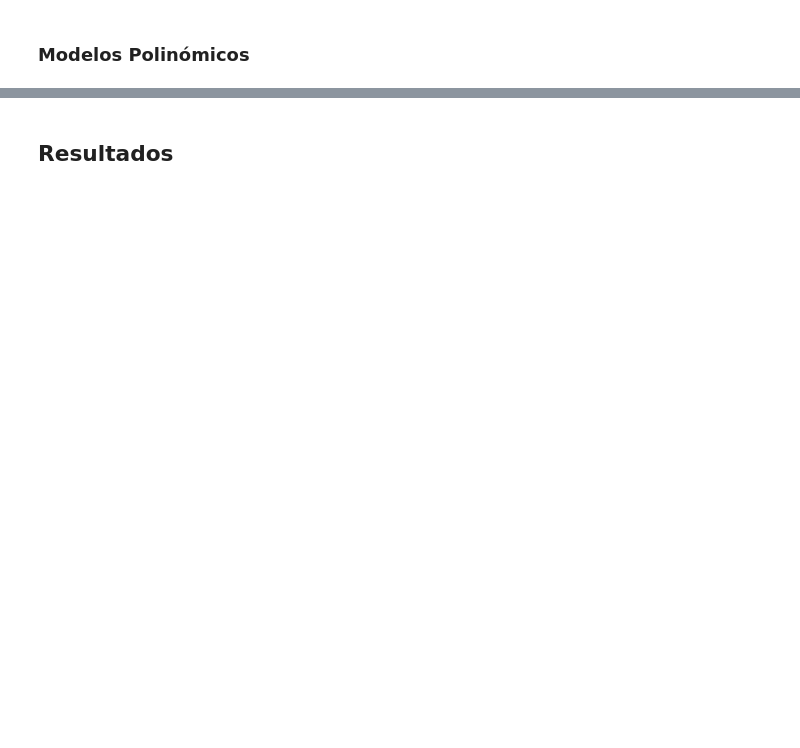
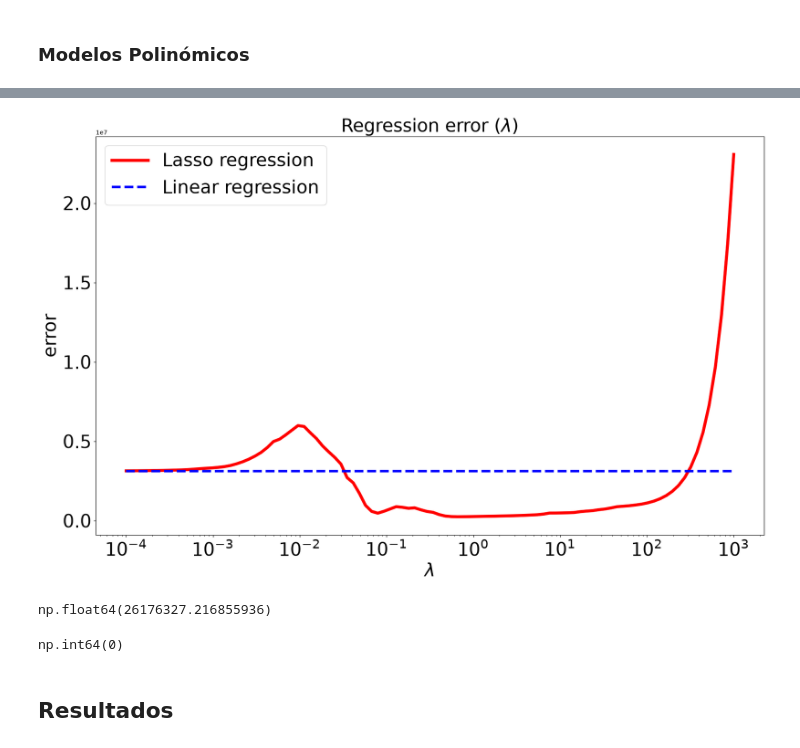
Before and after one commit to GeraFabiKu/2026-10-BILBAO-FT-Data-Science, a Jupyter notebook: 3-Machine_Learning/1-Supervisado/1-Regression/3-Regularization/ejercicios/Advertising_RidgeLasso.ipynb, the cells around one changed output, grey strips where cells are left out. Cells and saved outputs as stored; diff of their text form; code cells hidden in the pictures; blank space fills up the shorter version.

```diff
--- a/3-Machine_Learning/1-Supervisado/1-Regression/3-Regularization/ejercicios/Advertising_RidgeLasso.ipynb
+++ b/3-Machine_Learning/1-Supervisado/1-Regression/3-Regularization/ejercicios/Advertising_RidgeLasso.ipynb
@@ -39,0 +388,8 @@ from sklearn.metrics import mean_absolute_error, mean_squared_error, r2_score
+# %%
+poly = PolynomialFeatures(degree=10)
+poly.fit(X_train)
+X_poly_train = poly.transform(X_train)
+X_poly_test = poly.transform(X_test)
+scal10 = MinMaxScaler()
+X_poly_train = scal10.fit_transform(X_poly_train)
+X_poly_test = scal10.transform(X_poly_test)
@@ -39,0 +410,3 @@ from sklearn.metrics import mean_absolute_error, mean_squared_error, r2_score
+# %%
+model_7 = train_evaluate_model(Lasso(alpha=0), X_poly_train, y_train, X_poly_test, y_test)
+model_7
@@ -40,3 +424,46 @@ from sklearn.metrics import mean_absolute_error, mean_squared_error, r2_score
+# %%
+n_alphas = 100
+alphas = np.logspace(-4, 3, n_alphas)
+baseline_error = mean_squared_error(model_7.predict(X_poly_test), y_test)
+
+coef_lasso = []
+err_lasso = []
+baseline = []
+
+for a in alphas:
+    lasso = Lasso(alpha=a)
+    lasso.fit(X_poly_train, y_train)
+
+    coef_lasso.append(lasso.coef_)
+
+    y_pred = lasso.predict(X_poly_test)
+    lasso_error = mean_squared_error(y_pred, y_test)
+
+    err_lasso.append(lasso_error)
+    baseline.append(baseline_error)
+# %%
+plt.figure(figsize=(20,12))
+ax = plt.gca()
+ax.plot(alphas, err_lasso, linewidth=5, color='red', label="Lasso regression")
+ax.plot(alphas, baseline, linewidth=4,linestyle='--', color='blue', label='Linear regression')
+ax.set_xscale('log')
+plt.xlabel('$\lambda$', fontsize=30)
+plt.xticks(fontsize=30)
+plt.yticks(fontsize=30)
+plt.ylabel('error', fontsize=30)
+ax.legend(fontsize=30)
+plt.title(r'Regression error ($\lambda$)', fontsize=30)
+plt.show();
+# %% [output]
+[figure, added]
+# %%
+np.min(lasso_error)
+# %% [output]
+np.float64(26176327.216855936)
+# %%
+np.argmin(lasso_error)
+# %% [output]
+np.int64(0)
 # %% [markdown]
 ## Resultados
 # %%
```
Also changed, not shown: parts of 38 cells of this notebook, 9 other files.
